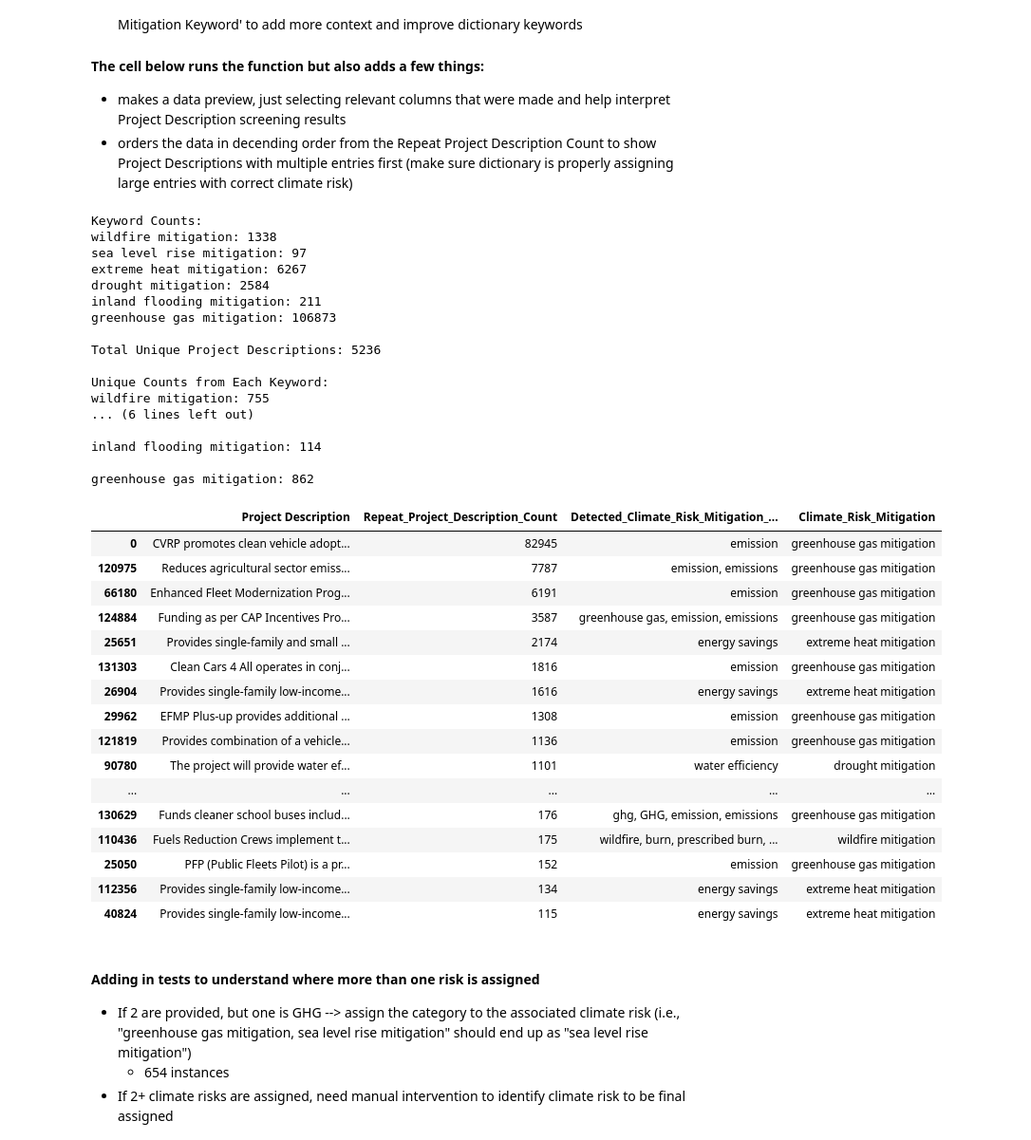
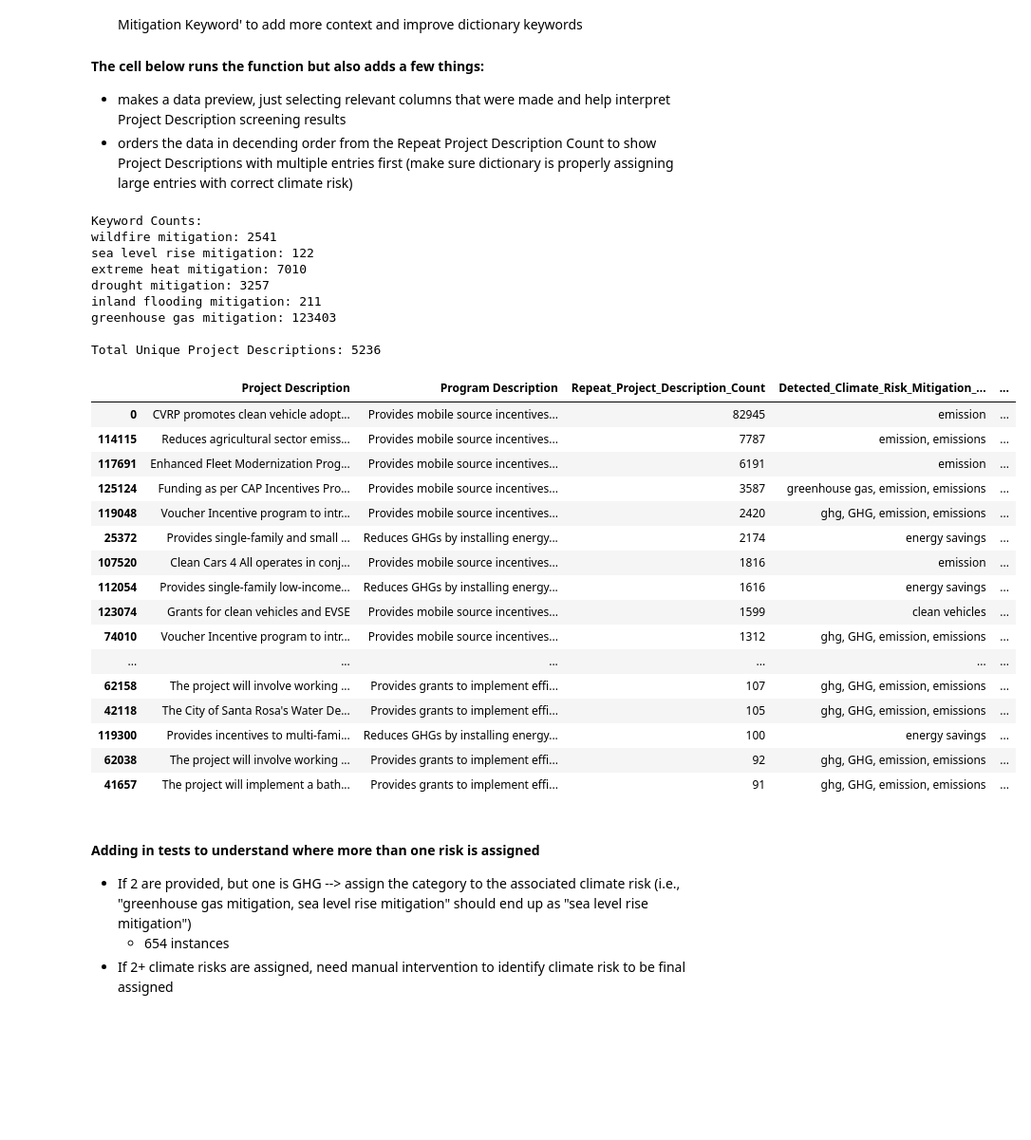
Before and after one commit to Eagle-Rock-Analytics/carb-climate-index, a Jupyter notebook: scripts/cci_crosswalk/crosswalk_phase_two/cci_projects_climate_mitigation.ipynb, the cells around one changed output. Shown at 95% size. Cells and saved outputs as stored; diff of their text form; code cells hidden in the pictures; blank space fills up the shorter version.

```diff
--- a/scripts/cci_crosswalk/crosswalk_phase_two/cci_projects_climate_mitigation.ipynb
+++ b/scripts/cci_crosswalk/crosswalk_phase_two/cci_projects_climate_mitigation.ipynb
@@ -112,11 +112,11 @@ display(data_of_interest)
 #### Create a climate risk dictionary to scan through data based on dictionary values
 # %%
 climate_risk_dict = {
-    'wildfire mitigation': ['wildfire', 'prescribed fire', 'fire prevention', 'burn', 'controlled burn', 'controlled_burning',
+    'wildfire mitigation': ['wildfire', 'prescribed fire', 'fire prevention', 'controlled burn', 'controlled_burning',
                             'prescribed burn', 'prescribed burning' 'firefighting', 'reforest', 'reforestation', 'vegetation management',
                             'roadside brushing', 'fuel break', 'fuel reduction', 'ignition', 'crown', 'fuel load', 'Fire and Forest Management'],
 
-    'sea level rise mitigation': ['sea level rise', 'slr', 'seawall', 'seawalls', 'shoreline', 'wetland', 'mangrove', 'coastal','Restoration of riparian'],
+    'sea level rise mitigation': ['sea level rise', 'slr', 'seawall', 'seawalls', 'shoreline', 'wetland', 'mangrove', 'coastal','Restoration of riparian', 'sea-level rise'],
 
     'extreme heat mitigation': ['extreme heat', 'shade', 'shading', 'cooling center', 'cooling centers', 'heat-resistant',
                                 'heat resistant', 'heat reducing', 'heat-reducing', 'energy savings', 'urban forestry'],
@@ -129,7 +129,7 @@ climate_risk_dict = {
 
     'greenhouse gas mitigation': ['ghg', 'GHG', 'greenhouse gas', 'emission', 'emissions', 'carbon sequestration', 'electrification',
                                   'carbon capture', 'solar power', 'renewable energy', 'wind energy', 'hydroelectricity', 'geothermal energy',
-                                  'biomass energy', 'Energy-efficiency', 'carbon sequestering']
+                                  'biomass energy', 'Energy-efficiency', 'carbon sequestering, low-carbon', 'clean vehicles']
 }
 # %% [markdown]
 #### How many total and unique entries for each column? Will help decide which column to start with
@@ -206,6 +206,17 @@ def add_climate_risk_column(df, keyword_dict, output_csv=None):
                     # Add the description to unique count for this keyword
                     unique_keyword_counts[keyword].add(description)
 
+            # If no keywords are found in Project Description, search Program Description
+            if not keywords_found:
+                program_description = row['Program Description']
+                if isinstance(program_description, str):  # Check if it's a string
+                    for keyword, values in keyword_dict.items():
+                        detected = [val for val in values if val.lower() in program_description.lower()]
+                        if detected:
+                            keywords_found.add(keyword)
+                            keyword_counter[keyword] += 1
+                            detected_values.extend(detected)
+
             # Update the 'Climate_Risk_Mitigation' column with unique keywords found
             df.at[index, 'Climate_Risk_Mitigation'] = ', '.join(keywords_found)
             # Update the 'Detected_Values' column with detected values
@@ -222,11 +233,6 @@ def add_climate_risk_column(df, keyword_dict, output_csv=None):
     print(f"Total Unique Project Descriptions: {total_unique_descriptions}")
     print('')
 
-    # Print unique counts from each keyword
-    print("Unique Counts from Each Keyword:")
-    for keyword, unique_count in unique_keyword_counts.items():
-        print(f"{keyword}: {len(unique_count)}")
-        print('')
     # Save DataFrame as CSV if output_csv is provided
     if output_csv:
         df.to_csv(output_csv, index=False)
@@ -258,54 +264,46 @@ def add_climate_risk_column(df, keyword_dict, output_csv=None):
 # %%
 add_climate_risk_column(crosswalk_data, climate_risk_dict) #, 'climate_risk_attributed_crosswalk_data.csv')
 pd.set_option('display.max_colwidth', None)
-data_preview = crosswalk_data[['Project Description', 'Repeat_Project_Description_Count', 'Detected_Climate_Risk_Mitigation_Keyword', 'Climate_Risk_Mitigation']]
+data_preview = crosswalk_data[['Project Description', 'Program Description', 'Repeat_Project_Description_Count', 'Detected_Climate_Risk_Mitigation_Keyword', 'Climate_Risk_Mitigation']]
 
 # Filter the DataFrame to show only rows with entries in the 'Climate_Risk_Mitigation' column
 data_preview_filtered = data_preview[data_preview['Climate_Risk_Mitigation'] != '']
 
 # Sort the DataFrame based on 'Repeat_Project_Description_Count' in descending order
 data_preview_filtered_sorted = data_preview_filtered.sort_values(by='Repeat_Project_Description_Count', ascending=False)
 
 # Drop duplicates based on both 'Repeat_Project_Description_Count' and 'Project Description' to keep only one row per unique combination
 data_preview_filtered_unique = data_preview_filtered_sorted.drop_duplicates(subset=['Repeat_Project_Description_Count', 'Project Description'])
 
 #display(data_preview_filtered_unique)
-display(data_preview_filtered_unique[:20])
+display(data_preview_filtered_unique[:50])
 # %% [output]
 Keyword Counts:
-wildfire mitigation: 1338
-sea level rise mitigation: 97
-extreme heat mitigation: 6267
-drought mitigation: 2584
+wildfire mitigation: 2541
+sea level rise mitigation: 122
+extreme heat mitigation: 7010
+drought mitigation: 3257
 inland flooding mitigation: 211
-greenhouse gas mitigation: 106873
+greenhouse gas mitigation: 123403
 
 Total Unique Project Descriptions: 5236
-
-Unique Counts from Each Keyword:
-wildfire mitigation: 755
-... (6 lines left out)
-
-inland flooding mitigation: 114
-
-greenhouse gas mitigation: 862
-|  | Project Description | Repeat_Project_Description_Count | Detected_Climate_Risk_Mitigation_... | Climate_Risk_Mitigation |
-| 0 | CVRP promotes clean vehicle adopt... | 82945 | emission | greenhouse gas mitigation |
-| 120975 | Reduces agricultural sector emiss... | 7787 | emission, emissions | greenhouse gas mitigation |
-| 66180 | Enhanced Fleet Modernization Prog... | 6191 | emission | greenhouse gas mitigation |
-| 124884 | Funding as per CAP Incentives Pro... | 3587 | greenhouse gas, emission, emissions | greenhouse gas mitigation |
-| 25651 | Provides single-family and small ... | 2174 | energy savings | extreme heat mitigation |
-| 131303 | Clean Cars 4 All operates in conj... | 1816 | emission | greenhouse gas mitigation |
-| 26904 | Provides single-family low-income... | 1616 | energy savings | extreme heat mitigation |
-| 29962 | EFMP Plus-up provides additional ... | 1308 | emission | greenhouse gas mitigation |
-| 121819 | Provides combination of a vehicle... | 1136 | emission | greenhouse gas mitigation |
-| 90780 | The project will provide water ef... | 1101 | water efficiency | drought mitigation |
-| ... | ... | ... | ... | ... |
-| 130629 | Funds cleaner school buses includ... | 176 | ghg, GHG, emission, emissions | greenhouse gas mitigation |
-| 110436 | Fuels Reduction Crews implement t... | 175 | wildfire, burn, prescribed burn, ... | wildfire mitigation |
-| 25050 | PFP (Public Fleets Pilot) is a pr... | 152 | emission | greenhouse gas mitigation |
-| 112356 | Provides single-family low-income... | 134 | energy savings | extreme heat mitigation |
-| 40824 | Provides single-family low-income... | 115 | energy savings | extreme heat mitigation |
+|  | Project Description | Program Description | Repeat_Project_Description_Count | Detected_Climate_Risk_Mitigation_... | ... |
+| 0 | CVRP promotes clean vehicle adopt... | Provides mobile source incentives... | 82945 | emission | ... |
+| 114115 | Reduces agricultural sector emiss... | Provides mobile source incentives... | 7787 | emission, emissions | ... |
+| 117691 | Enhanced Fleet Modernization Prog... | Provides mobile source incentives... | 6191 | emission | ... |
+| 125124 | Funding as per CAP Incentives Pro... | Provides mobile source incentives... | 3587 | greenhouse gas, emission, emissions | ... |
+| 119048 | Voucher Incentive program to intr... | Provides mobile source incentives... | 2420 | ghg, GHG, emission, emissions | ... |
+| 25372 | Provides single-family and small ... | Reduces GHGs by installing energy... | 2174 | energy savings | ... |
+| 107520 | Clean Cars 4 All operates in conj... | Provides mobile source incentives... | 1816 | emission | ... |
+| 112054 | Provides single-family low-income... | Reduces GHGs by installing energy... | 1616 | energy savings | ... |
+| 123074 | Grants for clean vehicles and EVSE | Provides mobile source incentives... | 1599 | clean vehicles | ... |
+| 74010 | Voucher Incentive program to intr... | Provides mobile source incentives... | 1312 | ghg, GHG, emission, emissions | ... |
+| ... | ... | ... | ... | ... | ... |
+| 62158 | The project will involve working ... | Provides grants to implement effi... | 107 | ghg, GHG, emission, emissions | ... |
+| 42118 | The City of Santa Rosa's Water De... | Provides grants to implement effi... | 105 | ghg, GHG, emission, emissions | ... |
+| 119300 | Provides incentives to multi-fami... | Reduces GHGs by installing energy... | 100 | energy savings | ... |
+| 62038 | The project will involve working ... | Provides grants to implement effi... | 92 | ghg, GHG, emission, emissions | ... |
+| 41657 | The project will implement a bath... | Provides grants to implement effi... | 91 | ghg, GHG, emission, emissions | ... |
 # %% [markdown]
 #### Adding in tests to understand where more than one risk is assigned
 - If 2 are provided, but one is GHG --> assign the category to the associated climate risk (i.e., "greenhouse gas mitigation, sea level rise mitigation" should end up as "sea level rise mitigation")
```
Also changed, not shown: parts of 9 cells of this notebook, 2 other files.
